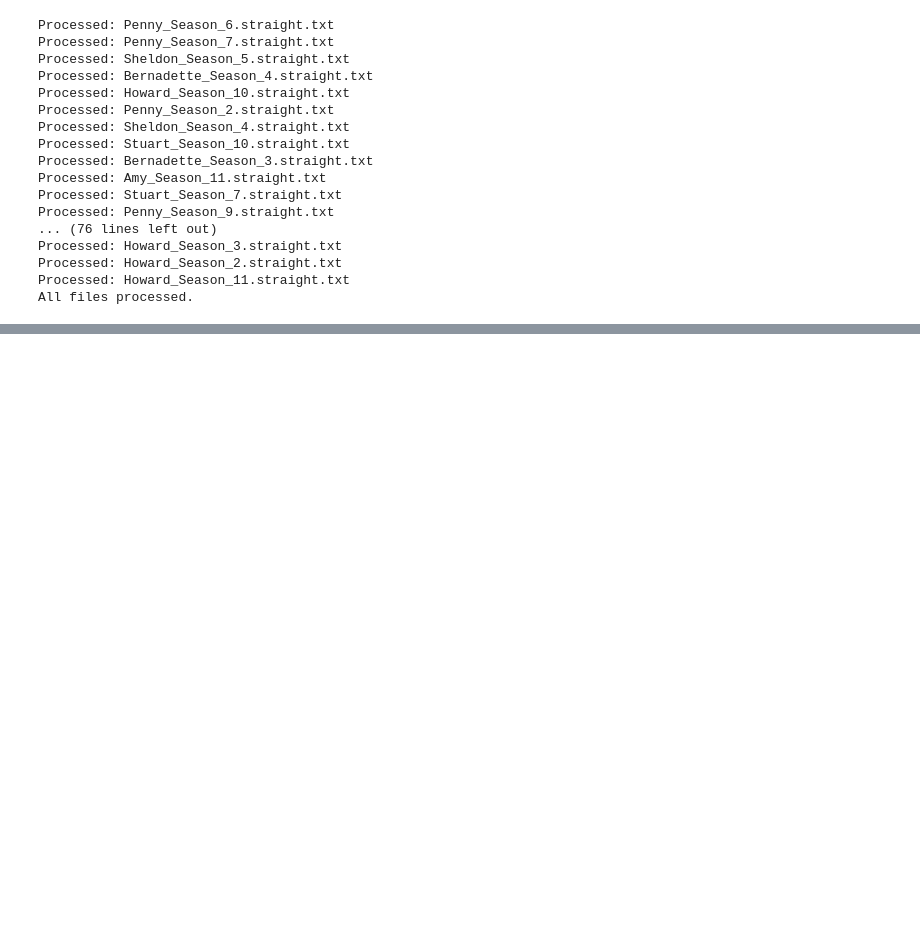
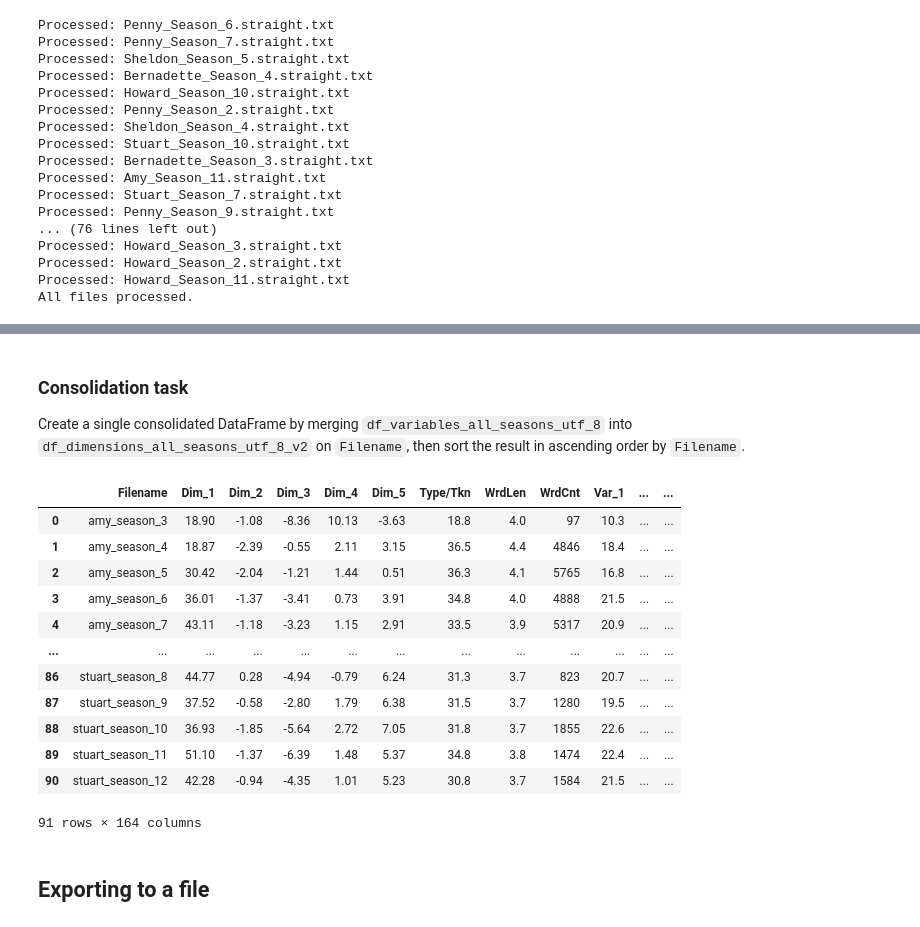
Before and after one commit to laelgelc/cl_st1_marcia, a Jupyter notebook: cl_st1_ph2_marcia/cl_st1_ph2_marcia.ipynb, the cells around one changed output, grey strips where cells are left out. Cells and saved outputs as stored; diff of their text form; code cells hidden in the pictures; blank space fills up the shorter version.

```diff
--- a/cl_st1_ph2_marcia/cl_st1_ph2_marcia.ipynb
+++ b/cl_st1_ph2_marcia/cl_st1_ph2_marcia.ipynb
@@ -167,3 +360,38 @@ df_dimensions_all_seasons_utf_8.shape
+# %% [markdown]
+### Consolidation task
+Create a single consolidated DataFrame by merging `df_variables_all_seasons_utf_8` into `df_dimensions_all_seasons_utf_8_v2` on `Filename`, then sort the result in ascending order by `Filename`.
+# %%
+import pandas as pd
+
+df_consolidated_all_seasons_utf_8 = (
+    df_dimensions_all_seasons_utf_8_v2
+    .merge(df_variables_all_seasons_utf_8, on="Filename", how="left", validate="one_to_one")
+    .assign(
+        character=lambda d: d["Filename"].str.extract(r"^([a-z_]+)_season_\d+$", expand=False),
+        season=lambda d: pd.to_numeric(d["Filename"].str.extract(r"_season_(\d+)$", expand=False), errors="coerce"),
+    )
+    .sort_values(["character", "season", "Filename"], ascending=True, kind="mergesort")
+    .drop(columns=["character", "season"])
+    .reset_index(drop=True)
+)
+
+df_consolidated_all_seasons_utf_8
+# %% [output]
+|  | Filename | Dim_1 | Dim_2 | Dim_3 | Dim_4 | Dim_5 | Type/Tkn | WrdLen | WrdCnt | Var_1 | ... | ... |
+| 0 | amy_season_3 | 18.90 | -1.08 | -8.36 | 10.13 | -3.63 | 18.8 | 4.0 | 97 | 10.3 | ... | ... |
+| 1 | amy_season_4 | 18.87 | -2.39 | -0.55 | 2.11 | 3.15 | 36.5 | 4.4 | 4846 | 18.4 | ... | ... |
+| 2 | amy_season_5 | 30.42 | -2.04 | -1.21 | 1.44 | 0.51 | 36.3 | 4.1 | 5765 | 16.8 | ... | ... |
+| 3 | amy_season_6 | 36.01 | -1.37 | -3.41 | 0.73 | 3.91 | 34.8 | 4.0 | 4888 | 21.5 | ... | ... |
+| 4 | amy_season_7 | 43.11 | -1.18 | -3.23 | 1.15 | 2.91 | 33.5 | 3.9 | 5317 | 20.9 | ... | ... |
+| ... | ... | ... | ... | ... | ... | ... | ... | ... | ... | ... | ... | ... |
+| 86 | stuart_season_8 | 44.77 | 0.28 | -4.94 | -0.79 | 6.24 | 31.3 | 3.7 | 823 | 20.7 | ... | ... |
+| 87 | stuart_season_9 | 37.52 | -0.58 | -2.80 | 1.79 | 6.38 | 31.5 | 3.7 | 1280 | 19.5 | ... | ... |
+| 88 | stuart_season_10 | 36.93 | -1.85 | -5.64 | 2.72 | 7.05 | 31.8 | 3.7 | 1855 | 22.6 | ... | ... |
+| 89 | stuart_season_11 | 51.10 | -1.37 | -6.39 | 1.48 | 5.37 | 34.8 | 3.8 | 1474 | 22.4 | ... | ... |
+| 90 | stuart_season_12 | 42.28 | -0.94 | -4.35 | 1.01 | 5.23 | 30.8 | 3.7 | 1584 | 21.5 | ... | ... |
+91 rows × 164 columns
+# %% [markdown]
+## Exporting to a file
 # %%
 import os
 import pandas as pd
```
Also changed, not shown: parts of 18 cells of this notebook, 8 other files.
